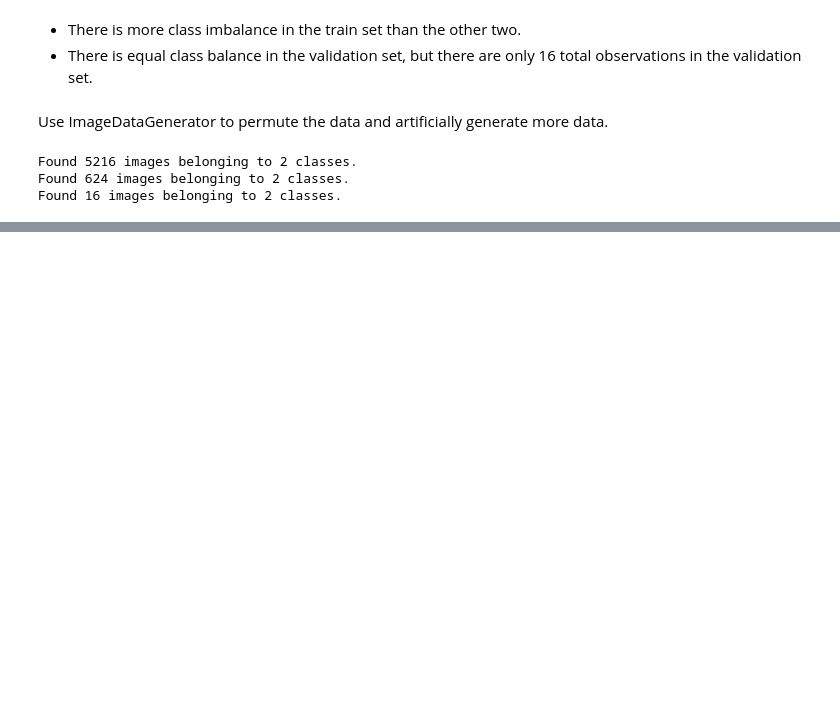
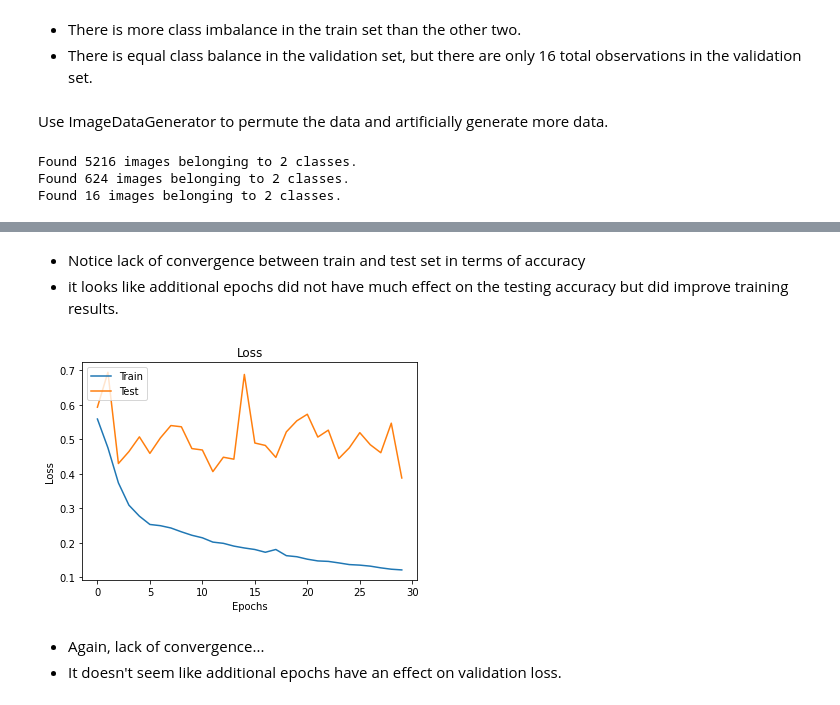
Before and after one commit to samoliver3/dsc-phase-4-project, a Jupyter notebook: index.ipynb, the cells around one changed output, grey strips where cells are left out. Drawn from its saved outputs; the diff is of its cells as text; code cells hidden in the pictures; blank space fills up the shorter version.

```diff
--- a/index.ipynb
+++ b/index.ipynb
@@ -296,0 +310,17 @@ plt.show()
+# %% [markdown]
+* Notice lack of convergence between train and test set in terms of accuracy
+* it looks like additional epochs did not have much effect on the testing accuracy but did improve training results.
+# %%
+plt.figure()
+plt.plot(history.history['loss'])
+plt.plot(history.history['val_loss'])
+plt.legend(['Train', 'Test'], loc='upper left')
+plt.title('Loss')
+plt.xlabel('Epochs')
+plt.ylabel('Loss')
+plt.show()
+# %% [output]
+[figure, added]
+# %% [markdown]
+* Again, lack of convergence...
+* It doesn't seem like additional epochs have an effect on validation loss.
```
Also changed, not shown: parts of 31 cells of this notebook.
